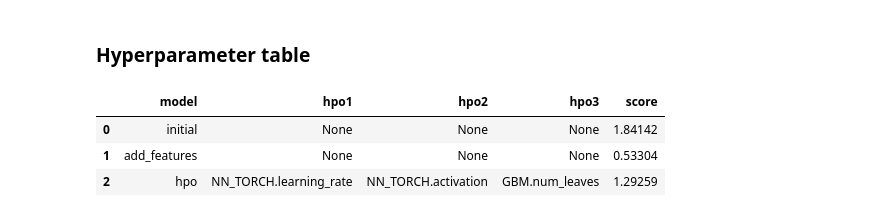
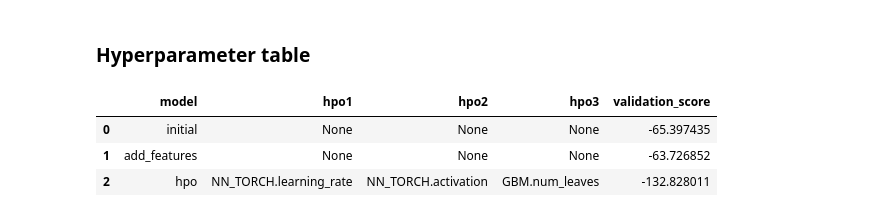
Before and after one commit to Yash-Bambhroliya/Predict-Bike-Sharing-Demand-with-AutoGluon, a Jupyter notebook: project_notebook.ipynb, the cells around one changed output. Drawn from its saved outputs; the diff is of its cells as text; code cells hidden in the pictures.

Commit message:
model score based on code reviews

```diff
--- a/project_notebook.ipynb
+++ b/project_notebook.ipynb
@@ -615,7 +657,8 @@ predictor_new_hpo = TabularPredictor(
 ).fit(
     train_data=train,
     time_limit=10*60,
-    presets="best_quality",
+    # presets="best_quality",
+    presets="medium_quality",
     hyperparameters=hyperparameters,
     hyperparameter_tune_kwargs=hyperparameter_tune_kwargs,
     refit_full='best'
@@ -736,16 +796,22 @@ fig.savefig('model_test_score.png')
 # %% [markdown]
 ### Hyperparameter table
 # %%
-# The 3 hyperparameters we tuned with the kaggle score as the result
+# As requested by reviewer: show which hyperparameters were tuned and each model’s internal validation score (−RMSE)
+hpo_scores = [
+    predictor.leaderboard(silent=True)['score_val'][0],
+    predictor_new_features.leaderboard(silent=True)['score_val'][0],
+    predictor_new_hpo.leaderboard(silent=True)['score_val'][0]
+]
+
 pd.DataFrame({
-    "model": ["initial", "add_features", "hpo"],
-    "hpo1": [None, None, "NN_TORCH.learning_rate"],
-    "hpo2": [None, None, "NN_TORCH.activation"],
-    "hpo3": [None, None, "GBM.num_leaves"],
-    "score": [1.84142, 0.53304, 1.29259]
+    "model":       ["initial", "add_features",    "hpo"],
+    "hpo1":        [None,      None,              "NN_TORCH.learning_rate"],
+    "hpo2":        [None,      None,              "NN_TORCH.activation"],
+    "hpo3":        [None,      None,              "GBM.num_leaves"],
+    "validation_score": hpo_scores
 })
 # %% [output]
-|  | model | hpo1 | hpo2 | hpo3 | score |
-| 0 | initial | None | None | None | 1.84142 |
-| 1 | add_features | None | None | None | 0.53304 |
-| 2 | hpo | NN_TORCH.learning_rate | NN_TORCH.activation | GBM.num_leaves | 1.29259 |
+|  | model | hpo1 | hpo2 | hpo3 | validation_score |
+| 0 | initial | None | None | None | -65.397435 |
+| 1 | add_features | None | None | None | -63.726852 |
+| 2 | hpo | NN_TORCH.learning_rate | NN_TORCH.activation | GBM.num_leaves | -132.828011 |
```
Also changed, not shown: parts of 22 cells of this notebook, 7 other files.
